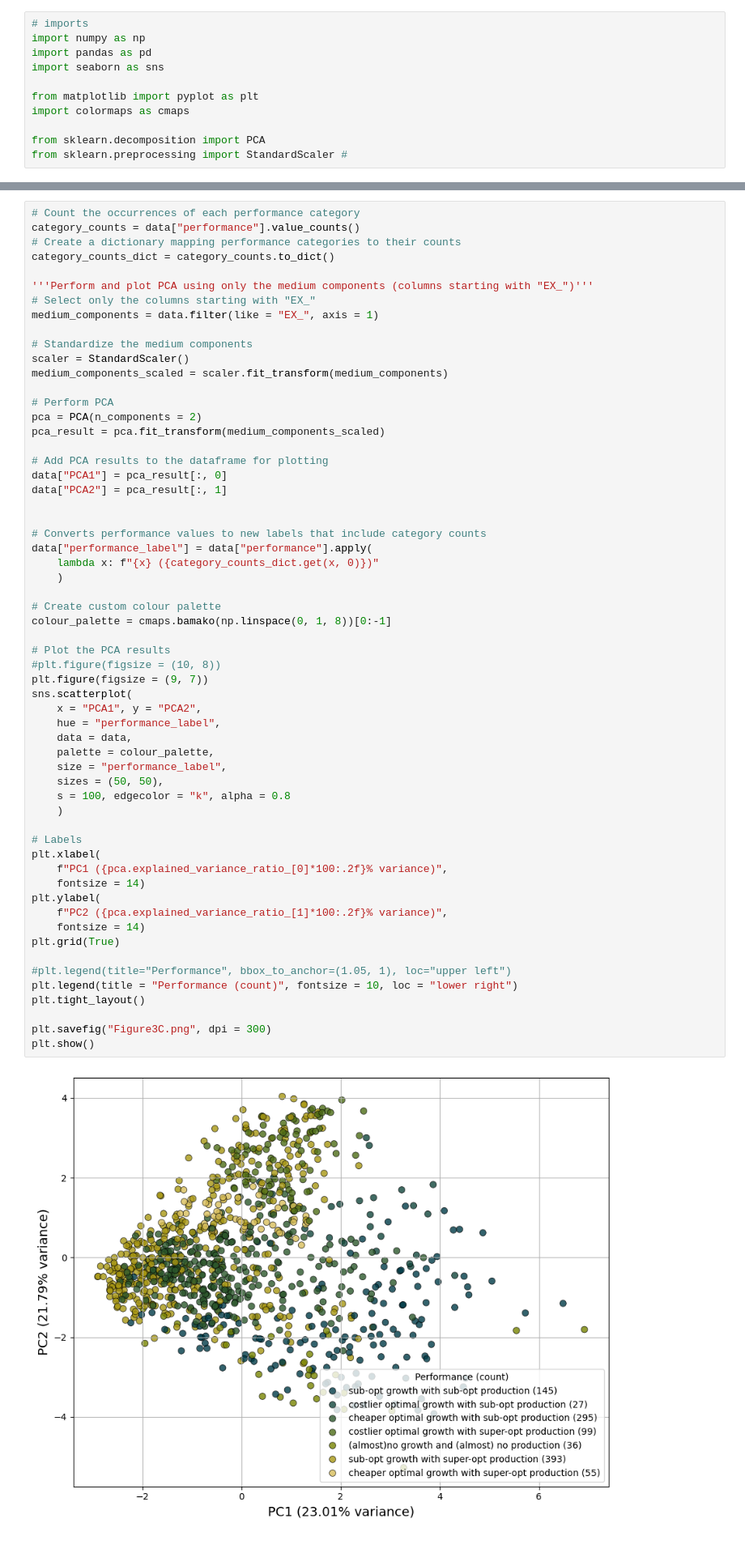
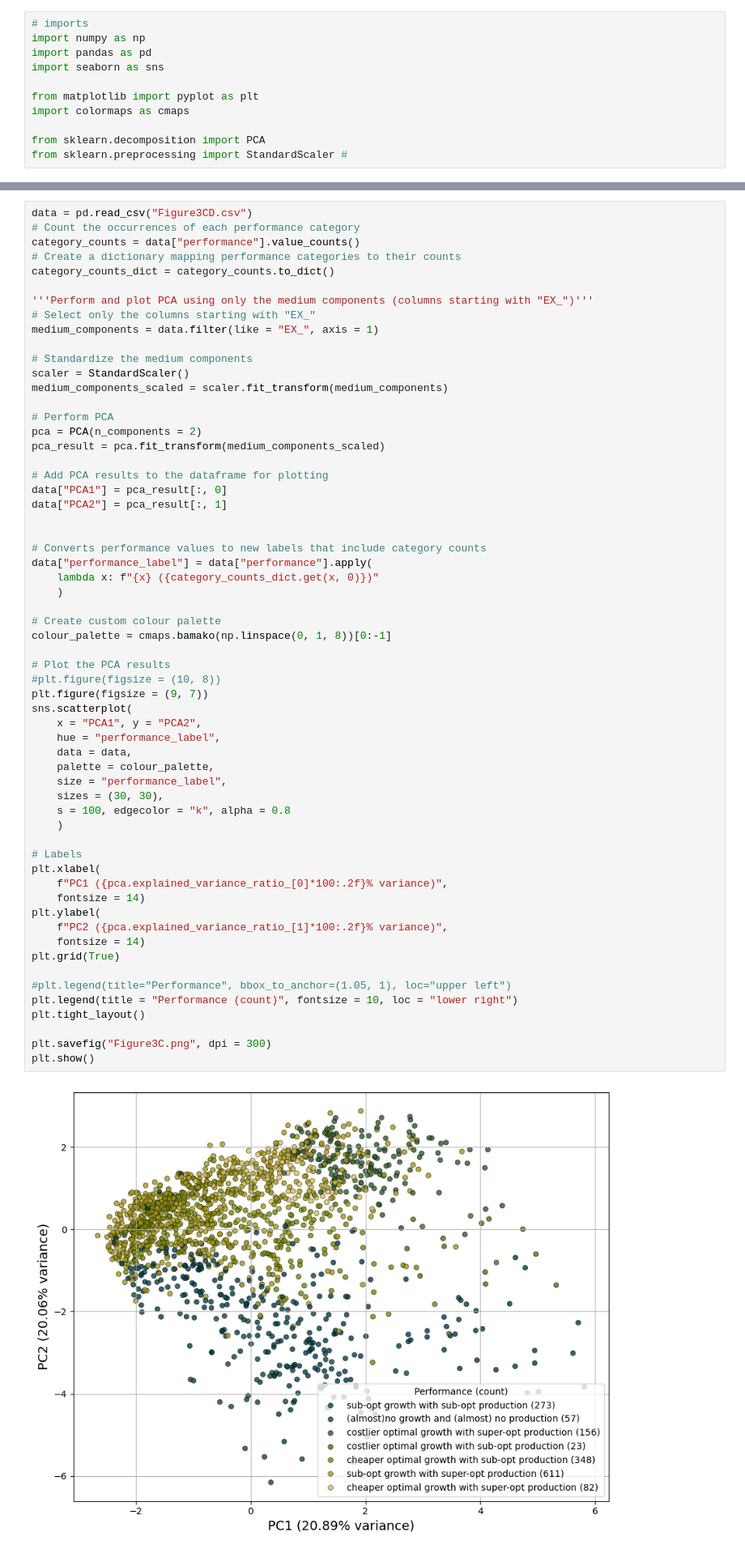
Before and after one commit to hanicola/MOBO_pub, a Jupyter notebook: figures/Figure3C.ipynb, the cells around one changed output, grey strips where cells are left out. Shown at 81% size. Saved outputs shown, nothing was run; the diff lists cells and outputs as text.

Commit message:
Add Figure3 material with new dataset
The optimisation was run with a combined objective of 0.99 growth rate and 0.01 production rate. 100 iterations, 15 data points per iteration, 50 starting points

```diff
--- a/figures/Figure3C.ipynb
+++ b/figures/Figure3C.ipynb
@@ -22,4 +20,5 @@ data = pd.read_csv("Figure3C.csv")
 # %%
+data = pd.read_csv("Figure3CD.csv")
 # Count the occurrences of each performance category
 category_counts = data["performance"].value_counts()
 # Create a dictionary mapping performance categories to their counts
@@ -51,32 +50,32 @@ data["performance_label"] = data["performance"].apply(
 colour_palette = cmaps.bamako(np.linspace(0, 1, 8))[0:-1]
 
 # Plot the PCA results
 #plt.figure(figsize = (10, 8))
 plt.figure(figsize = (9, 7))
 sns.scatterplot(
     x = "PCA1", y = "PCA2",
     hue = "performance_label",
     data = data,
     palette = colour_palette,
     size = "performance_label",
-    sizes = (50, 50),
+    sizes = (30, 30),
     s = 100, edgecolor = "k", alpha = 0.8
     )
 
 # Labels
 plt.xlabel(
     f"PC1 ({pca.explained_variance_ratio_[0]*100:.2f}% variance)",
     fontsize = 14)
 plt.ylabel(
     f"PC2 ({pca.explained_variance_ratio_[1]*100:.2f}% variance)",
     fontsize = 14)
 plt.grid(True)
 
 #plt.legend(title="Performance", bbox_to_anchor=(1.05, 1), loc="upper left")
 plt.legend(title = "Performance (count)", fontsize = 10, loc = "lower right")
 plt.tight_layout()
 
 plt.savefig("Figure3C.png", dpi = 300)
 plt.show()
 # %% [output]
-[figure, old version]
+[figure, new version]
```
Also changed, not shown: parts of 1 cell of this notebook, 7 other files.
